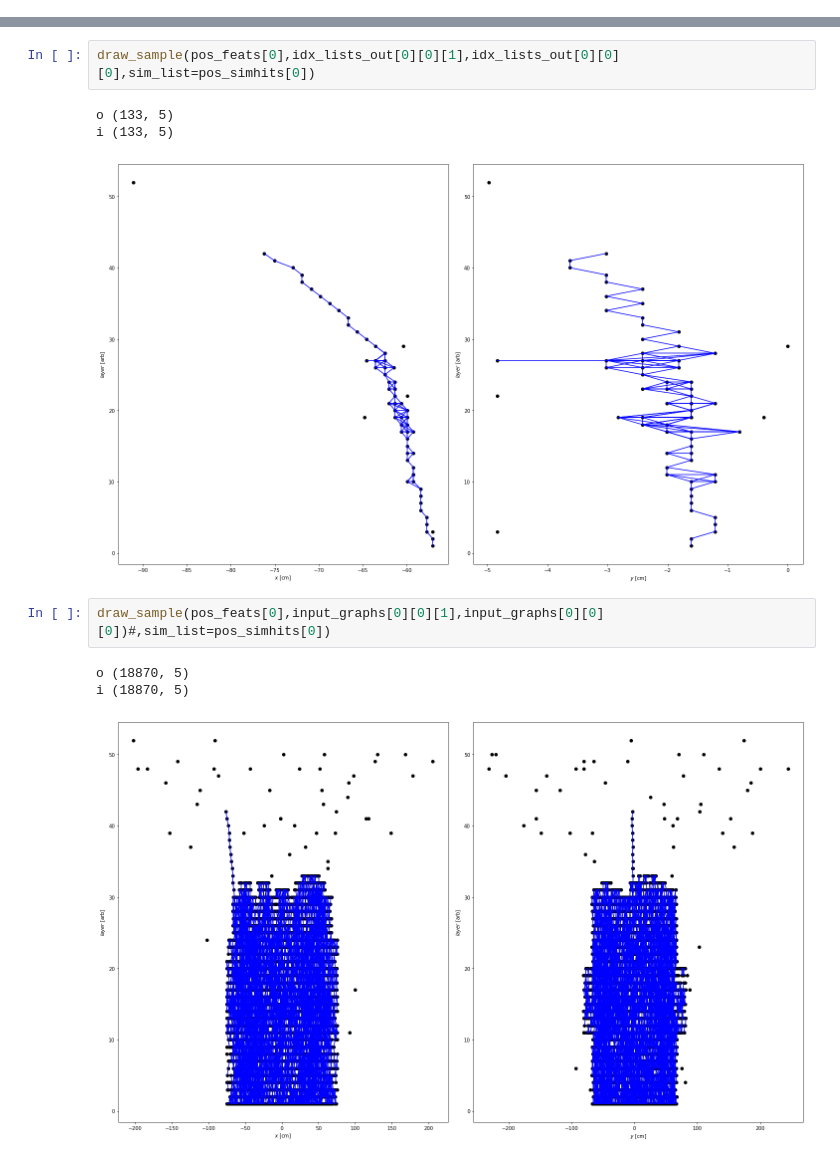
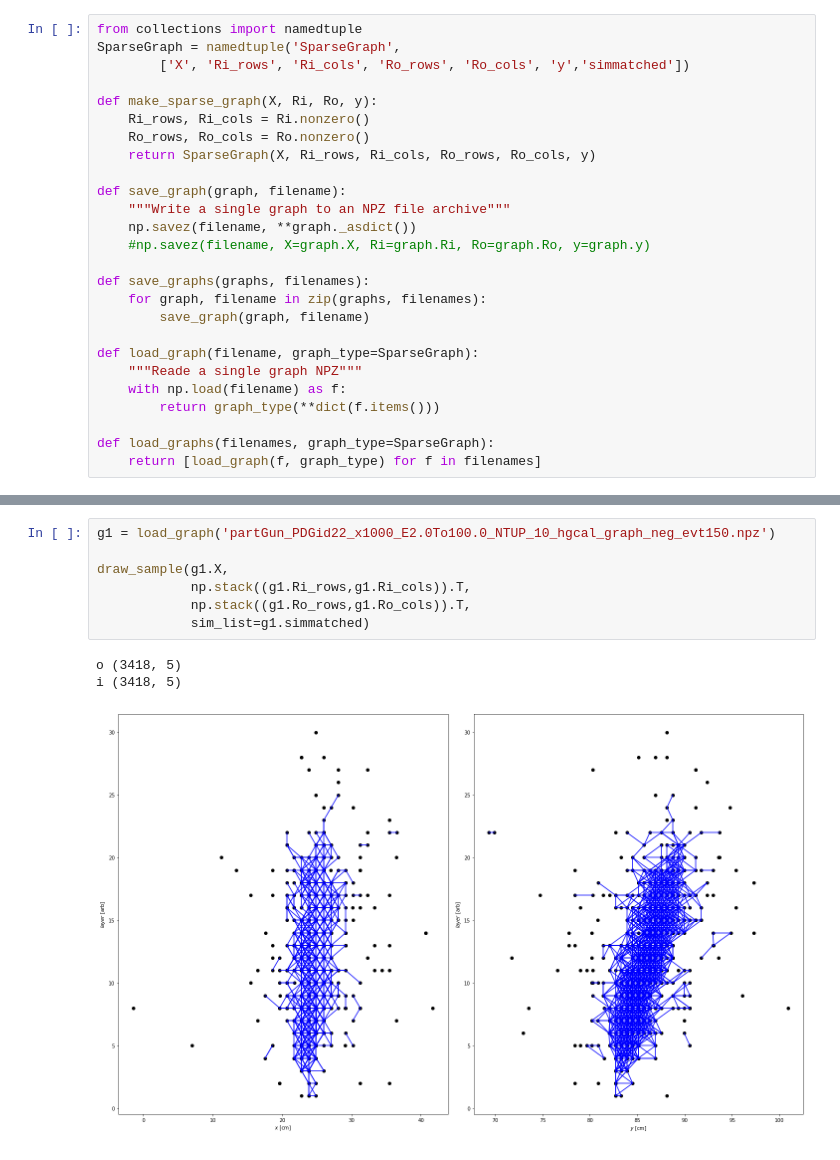
Before and after one commit to lgray/hgcal_ldrd, a Jupyter notebook: notebooks/graph_generation/make_graphs.ipynb, the cells around one changed output, grey strips where cells are left out. Cells and saved outputs as stored; diff of their text form.

Commit message:
write out graphs to files

```diff
--- a/notebooks/graph_generation/make_graphs.ipynb
+++ b/notebooks/graph_generation/make_graphs.ipynb
@@ -52,6 +59,32 @@ def draw_sample(X, Ri, Ro, cmap='bwr_r', alpha_labels=False,sim_list=None): # y,
     ax0.set_ylabel('$layer$ [arb]')
     ax1.set_ylabel('$layer$ [arb]')
     plt.tight_layout()
+# %%
+from collections import namedtuple
+SparseGraph = namedtuple('SparseGraph',
+        ['X', 'Ri_rows', 'Ri_cols', 'Ro_rows', 'Ro_cols', 'y','simmatched'])
+
+def make_sparse_graph(X, Ri, Ro, y):
+    Ri_rows, Ri_cols = Ri.nonzero()
+    Ro_rows, Ro_cols = Ro.nonzero()
+    return SparseGraph(X, Ri_rows, Ri_cols, Ro_rows, Ro_cols, y)
+
+def save_graph(graph, filename):
+    """Write a single graph to an NPZ file archive"""
+    np.savez(filename, **graph._asdict())
+    #np.savez(filename, X=graph.X, Ri=graph.Ri, Ro=graph.Ro, y=graph.y)
+
+def save_graphs(graphs, filenames):
+    for graph, filename in zip(graphs, filenames):
+        save_graph(graph, filename)
+
+def load_graph(filename, graph_type=SparseGraph):
+    """Reade a single graph NPZ"""
+    with np.load(filename) as f:
+        return graph_type(**dict(f.items()))
+
+def load_graphs(filenames, graph_type=SparseGraph):
+    return [load_graph(f, graph_type) for f in filenames]
 # %%
 #example of generating a binary ground-truth adjacency matrix
 #for both endcaps in all events for all clusters
@@ -253,12 +262,11 @@ for ievt in range(rechit_z.size):
-# %%
-draw_sample(pos_feats[0],idx_lists_out[0][0][1],idx_lists_out[0][0][0],sim_list=pos_simhits[0])
-# %% [output]
-o (133, 5)
-i (133, 5)
-[figure, removed]
-# %%
-draw_sample(pos_feats[0],input_graphs[0][0][1],input_graphs[0][0][0])#,sim_list=pos_simhits[0])
-# %% [output]
-o (18870, 5)
-i (18870, 5)
-[figure, removed]
+# %%
+g1 = load_graph('partGun_PDGid22_x1000_E2.0To100.0_NTUP_10_hgcal_graph_neg_evt150.npz')
+
+draw_sample(g1.X,
+            np.stack((g1.Ri_rows,g1.Ri_cols)).T,
+            np.stack((g1.Ro_rows,g1.Ro_cols)).T,
+            sim_list=g1.simmatched)
+# %% [output]
+o (3418, 5)
+i (3418, 5)
+[figure, added]
```
Also changed, not shown: parts of 4 cells of this notebook.
